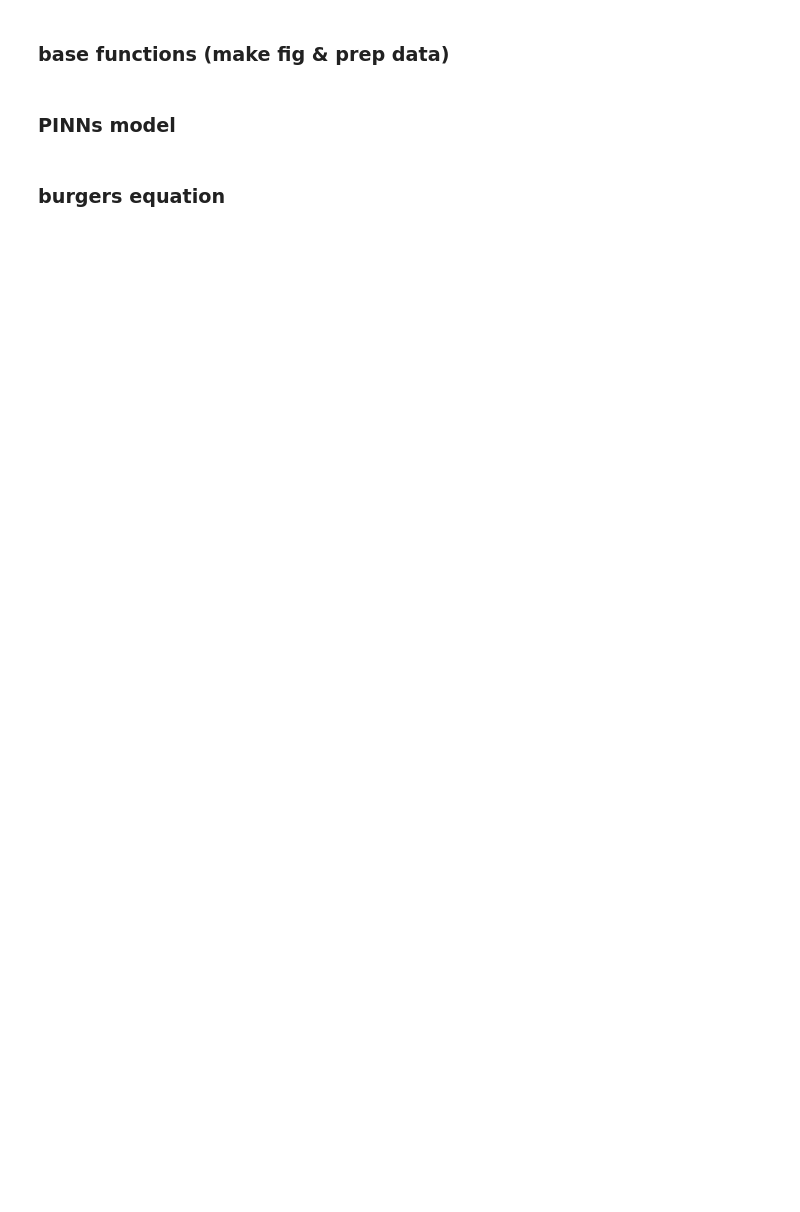
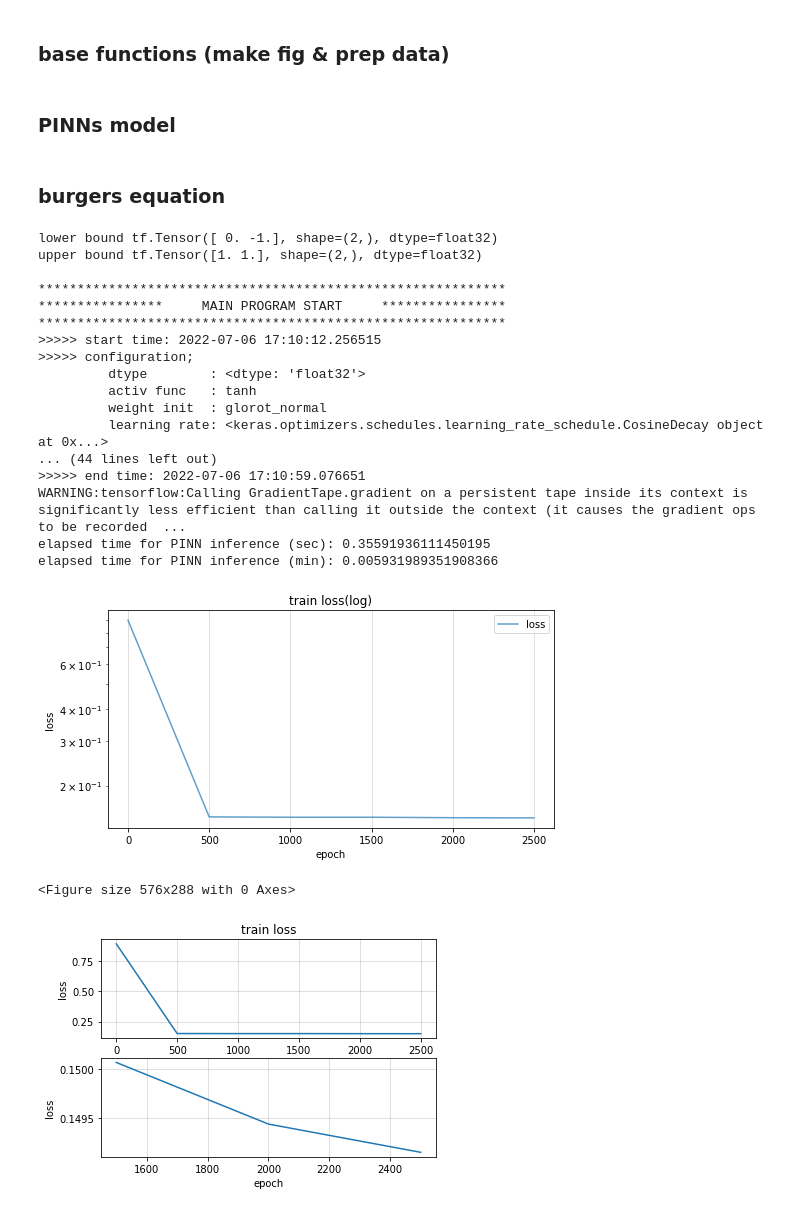
Before and after one commit to caizihuahua/Reading_Material, a Jupyter notebook: Learn_NNs/myPINNs/burgers/burgers.ipynb, the cells around one changed output. Cells and saved outputs as stored; diff of their text form; code cells hidden in the pictures; blank space fills up the shorter version.

```diff
--- a/Learn_NNs/myPINNs/burgers/burgers.ipynb
+++ b/Learn_NNs/myPINNs/burgers/burgers.ipynb
@@ -103,7 +100,7 @@ class PINN(tf.keras.Model):
                  in_dim, out_dim, width, depth, activ = "tanh",
                  w_init = "glorot_normal", b_init = "zeros",
                  lr = 1e-3, opt = "Adam",
-                 freq_info = 10, r_seed = 1234):
+                 freq_info = 500, r_seed = 1234):
         # initialize the configuration
         super().__init__()
         self.r_seed = r_seed
@@ -289,8 +286,8 @@ def main():
     N_b = 60
     N_r = 1500
 
-    epoch = 30000
-    batch = 2**12
+    epoch = 3000
+    batch = 2**8
     tol = 1e-8
 
     lr0 = 5e-3
@@ -315,30 +312,51 @@ def main():
 
     # if os.path.exists('./burgers_saved_model'):
     #     # 只保留模型dnn，pinn中的其他都未保存
     #     print('load the previous model')
     #     pinn.dnn = tf.saved_model.load('./burgers_saved_model')
     # else:
     pinn.train(epoch, batch, tol)
     plot_loss_log(pinn.ep_log,pinn.loss_log,'train_loss_log')
     plot_loss(pinn.ep_log,pinn.loss_log,'train_loss')
 
     # PINN inference
     nt = int(1e3) + 1
     nx = int(1e2) + 1
     t, x, TX = prp_grd(
         tmin, tmax, nt,
         xmin, xmax, nx
     )
     t0 = time.time()
     u_hat, f = pinn.predict(t, x)
     t1 = time.time()
     elps = t1 - t0
     print("elapsed time for PINN inference (sec):", elps)
     print("elapsed time for PINN inference (min):", elps / 60.)
     plot_sol1(TX, u_hat.numpy(),title='prediction')
     plot_sol1(TX, f.numpy(),title='Euler equation loss')
 
     # pinn.dnn.save("burgers_saved_model")
 
 if __name__ == "__main__":
     main()
+# %% [output]
+lower bound tf.Tensor([ 0. -1.], shape=(2,), dtype=float32)
+upper bound tf.Tensor([1. 1.], shape=(2,), dtype=float32)
+
+************************************************************
+****************     MAIN PROGRAM START     ****************
+************************************************************
+>>>>> start time: 2022-07-06 17:10:12.256515
+>>>>> configuration;
+         dtype        : <dtype: 'float32'>
+         activ func   : tanh
+         weight init  : glorot_normal
+         learning rate: <keras.optimizers.schedules.learning_rate_schedule.CosineDecay object at 0x...>
+... (44 lines left out)
+>>>>> end time: 2022-07-06 17:10:59.076651
+WARNING:tensorflow:Calling GradientTape.gradient on a persistent tape inside its context is significantly less efficient than calling it outside the context (it causes the gradient ops to be recorded  ...
+elapsed time for PINN inference (sec): 0.35591936111450195
+elapsed time for PINN inference (min): 0.005931989351908366
+[figure, added]
+<Figure size 576x288 with 0 Axes>
+[figure, added]
```
Also changed, not shown: parts of 2 cells of this notebook, 3 other files.
